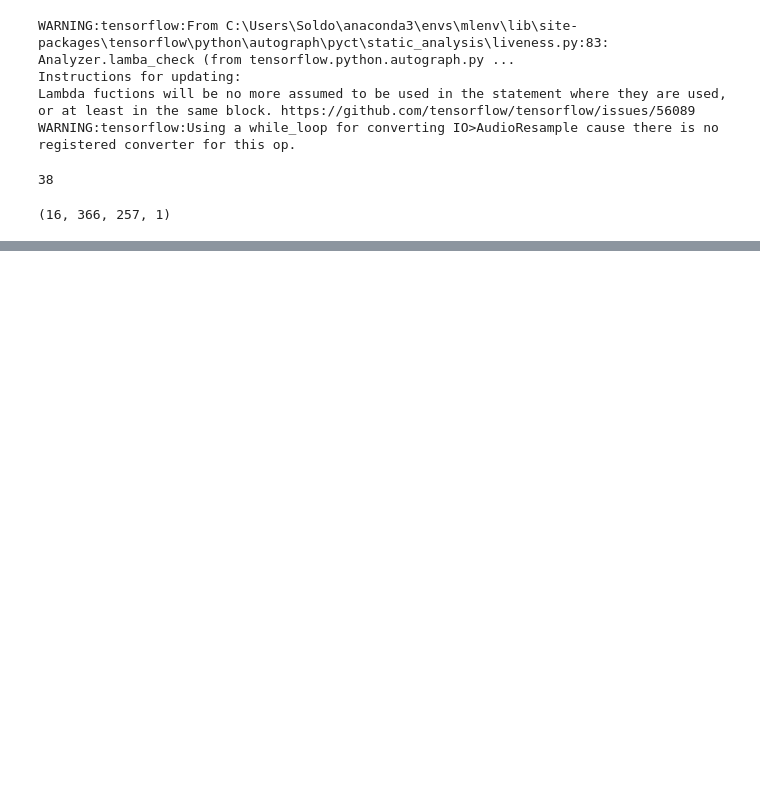
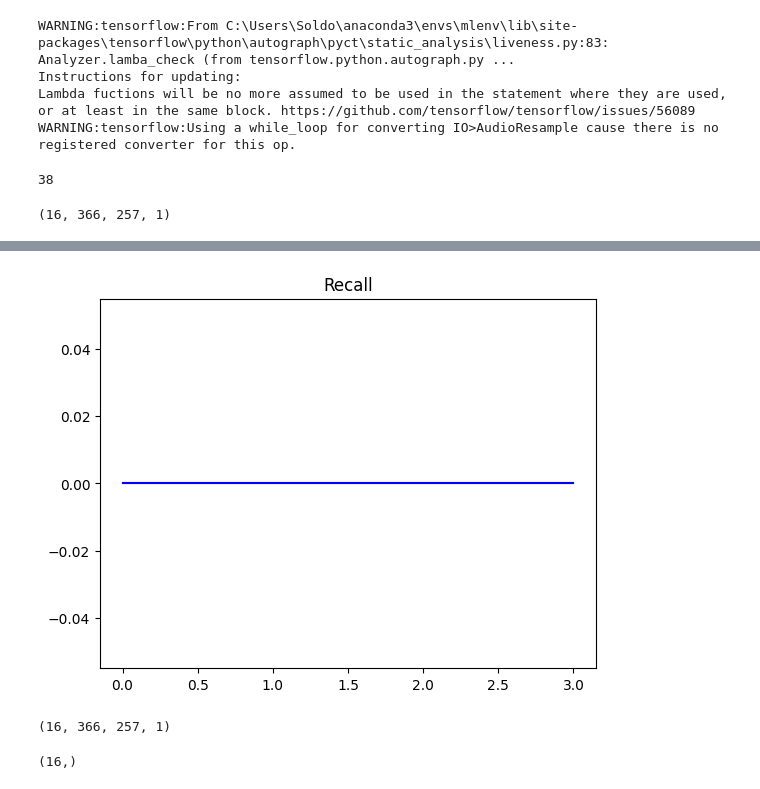
Before and after one commit to TheCoffeeHours/Black-Rail-Audio-, a Jupyter notebook: BLRA_DNN.ipynb, the cells around one changed output, grey strips where cells are left out. Saved outputs shown, nothing was run; the diff lists cells and outputs as text; code cells hidden in the pictures; blank space fills up the shorter version.

```diff
--- a/BLRA_DNN.ipynb
+++ b/BLRA_DNN.ipynb
@@ -140,0 +205,7 @@ samples.shape
+# %%
+plt.title('Recall')
+plt.plot(hist.history['recall'], 'r')
+plt.plot(hist.history['val_recall'], 'b')
+plt.show()
+# %% [output]
+[figure, added]
@@ -140,0 +216,8 @@ samples.shape
+# %%
+X_test.shape
+# %% [output]
+(16, 366, 257, 1)
+# %%
+y_test.shape
+# %% [output]
+(16,)
```
Also changed, not shown: parts of 31 cells of this notebook.
